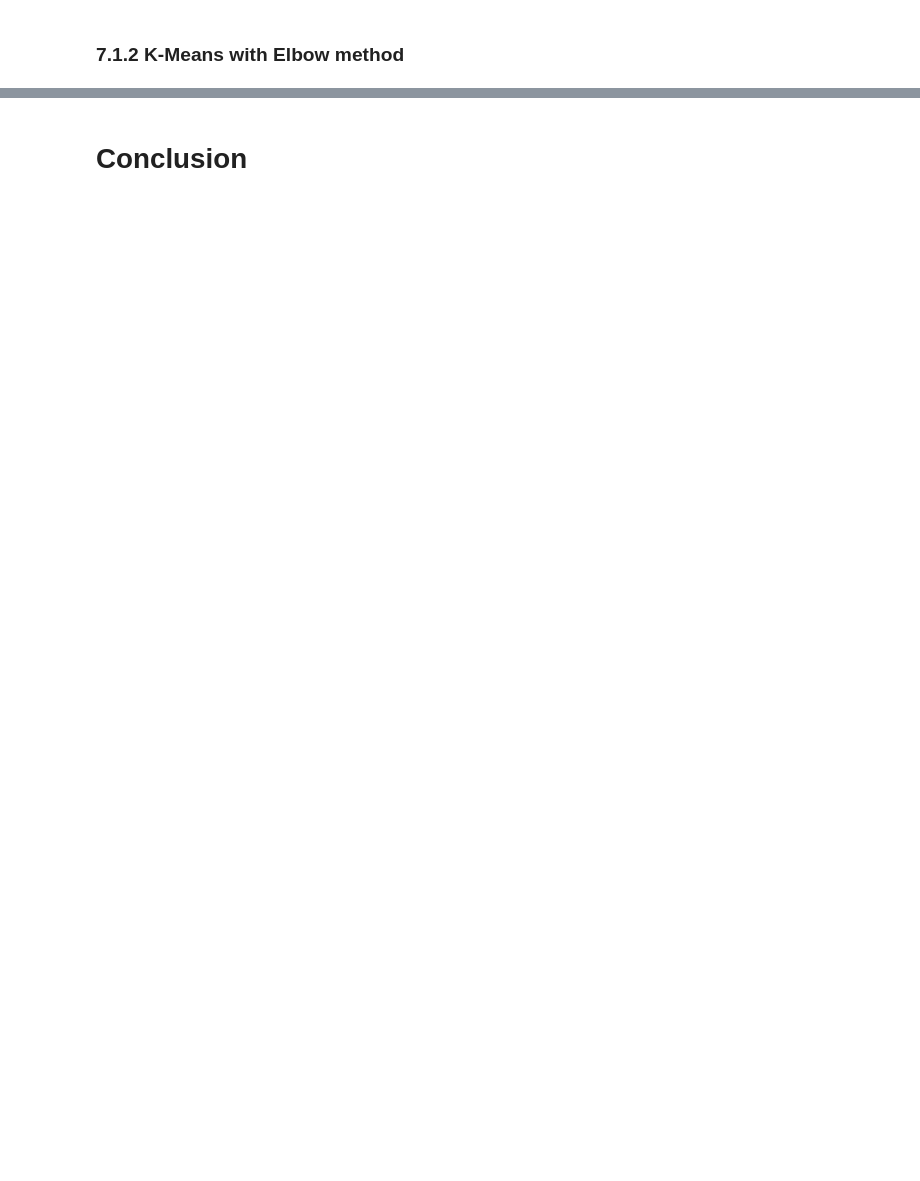
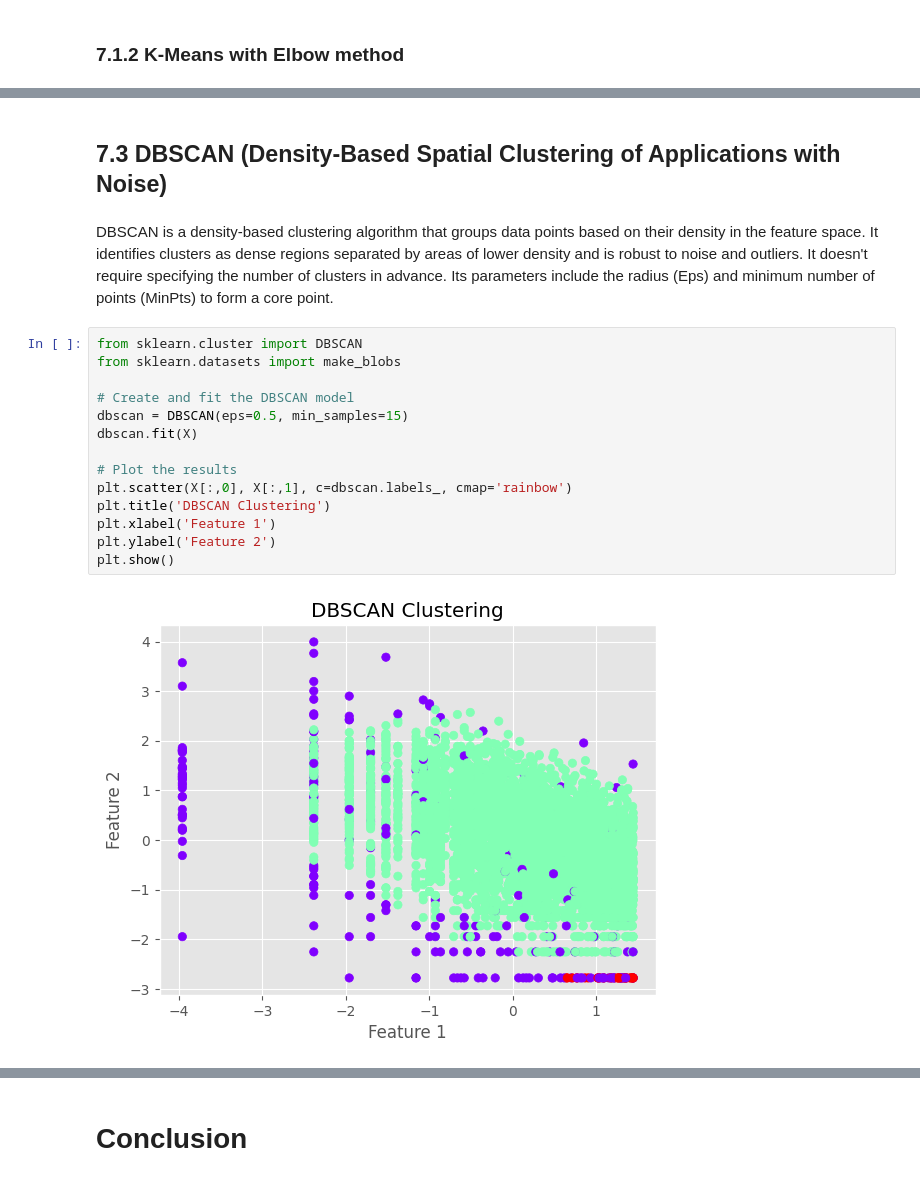
Before and after one commit to Preetirai-tech/Online-Retail-Customer-Segmentation-Project, a Jupyter notebook: Customer_Segmentation.ipynb, the cells around one changed output, grey strips where cells are left out. Saved outputs shown, nothing was run; the diff lists cells and outputs as text; blank space fills up the shorter version.

```diff
--- a/Customer_Segmentation.ipynb
+++ b/Customer_Segmentation.ipynb
@@ -1075,0 +1175,20 @@ wcss = []
+# %% [markdown]
+## **7.3 DBSCAN (Density-Based Spatial Clustering of Applications with Noise)**
+# %% [markdown]
+DBSCAN is a density-based clustering algorithm that groups data points based on their density in the feature space. It identifies clusters as dense regions separated by areas of lower density and is robust to noise and outliers. It doesn't require specifying the number of clusters in advance. Its parameters include the radius (Eps) and minimum number of points (MinPts) to form a core point.
+# %%
+from sklearn.cluster import DBSCAN
+from sklearn.datasets import make_blobs
+
+# Create and fit the DBSCAN model
+dbscan = DBSCAN(eps=0.5, min_samples=15)
+dbscan.fit(X)
+
+# Plot the results
+plt.scatter(X[:,0], X[:,1], c=dbscan.labels_, cmap='rainbow')
+plt.title('DBSCAN Clustering')
+plt.xlabel('Feature 1')
+plt.ylabel('Feature 2')
+plt.show()
+# %% [output]
+[figure, added]
```
Also changed, not shown: parts of 26 cells of this notebook.
